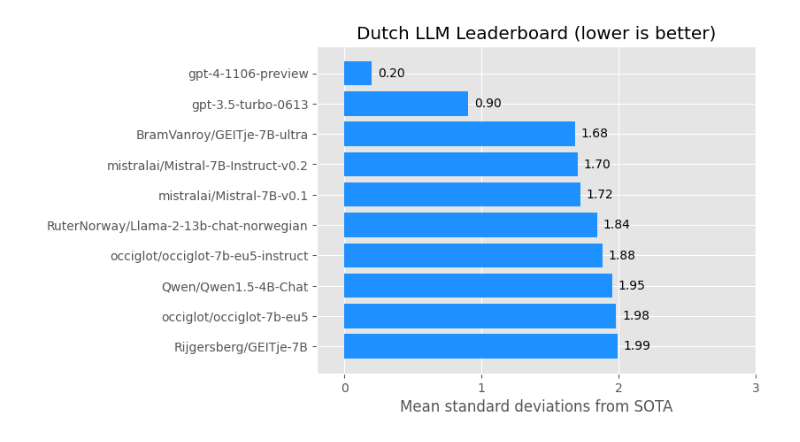
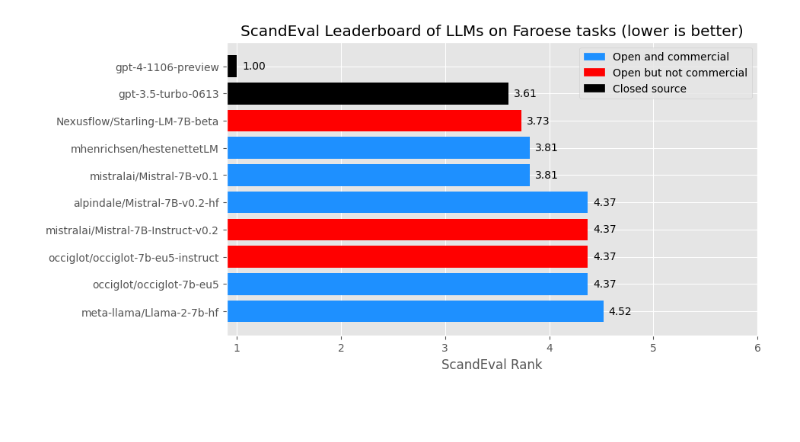
Before and after one commit to ScandEval/scandeval.github.io, a Jupyter notebook: python/model-score-plot.ipynb, the cells around one changed output. Drawn from its saved outputs; the diff is of its cells as text; code cells hidden in the pictures; blank space fills up the shorter version.

```diff
--- a/python/model-score-plot.ipynb
+++ b/python/model-score-plot.ipynb
@@ -17,17 +19,5 @@ def load_nlu_results_dataframe(language: str) -> pd.DataFrame:
     df = df[columns_to_keep]
     return df
-# %%
-def load_nlg_results_dataframe(language: str) -> pd.DataFrame:
-    df = (
-        pd
-        .read_csv(f'https://scandeval.com/{language}-nlg.csv')
-        .query('merge == "not-merged-model"')
-        .set_index('model_id')
-    )
-    df.index = df.index.map(lambda x: re.sub('\(.*\)', '', x).strip())
-    columns_to_keep = [col for col in df.columns if "rank" in col]
-    df = df[columns_to_keep]
-    return df
 # %%
 language_mapping = {
     'no': ('mainland-scandinavian', 'no_rank', 'Norwegian'),
@@ -39,21 +29,38 @@ language_mapping = {
     'de': ('german', 'rank', 'German'),
     'en': ('english', 'rank', 'English'),
 }
+# %%
+def get_colour(row: pd.Series) -> str:
+    if not row.commercially_licensed:
+        return "red"
+    if "/" not in row.name or "danskgpt-chat-v2.1" in row.name:
+        return "black"
+    return "dodgerblue"
 # %%
-LANGUAGE = 'nl'
+LANGUAGE = 'fo'
 TOP_N = 10
-MAX_VAL = 3
+MAX_VAL = 6
 
 leaderboard, score_column, title = language_mapping[LANGUAGE]
 df = load_nlg_results_dataframe(language=leaderboard)
-top_df = df.sort_values(by=score_column).head(TOP_N)[::-1] - 1
-plot = plt.barh(y=top_df.index, width=top_df[score_column], color='dodgerblue')
-plt.title(f'{title} LLM Leaderboard (lower is better)')
+top_df = df.sort_values(by=score_column).head(TOP_N)[::-1]
+
+colours = [get_colour(row=row) for _, row in top_df.iterrows()]
+plt.figure(figsize=(9, 5))
+plot = plt.barh(y=top_df.index, width=top_df[score_column], color=colours)
+plt.legend(
+    handles=[
+        mpatches.Patch(color='dodgerblue', label='Open and commercial'),
+        mpatches.Patch(color='red', label='Open but not commercial'),
+        mpatches.Patch(color='black', label='Closed source'),
+    ],
+)
+plt.title(f'ScandEval Leaderboard of LLMs on {title} tasks (lower is better)')
 plt.xticks(range(0, MAX_VAL + 1))
-plt.xlim(-0.2, MAX_VAL)
-plt.xlabel('Mean standard deviations from SOTA')
+plt.xlim(0.9, MAX_VAL)
+plt.xlabel('ScandEval Rank')
 plt.bar_label(plot, padding=5, fmt="{:.2f}")
-plt.savefig(f'/Users/dan/Downloads/{LANGUAGE}-llm-leaderboard.png', dpi=200, bbox_inches = "tight")
+plt.savefig(f'/Users/dan/Downloads/{LANGUAGE}-llm-leaderboard.png', dpi=100, bbox_inches = "tight")
 plt.show()
 # %% [output]
-[figure, old version]
+[figure, new version]
```
Also changed, not shown: parts of 2 cells of this notebook.
